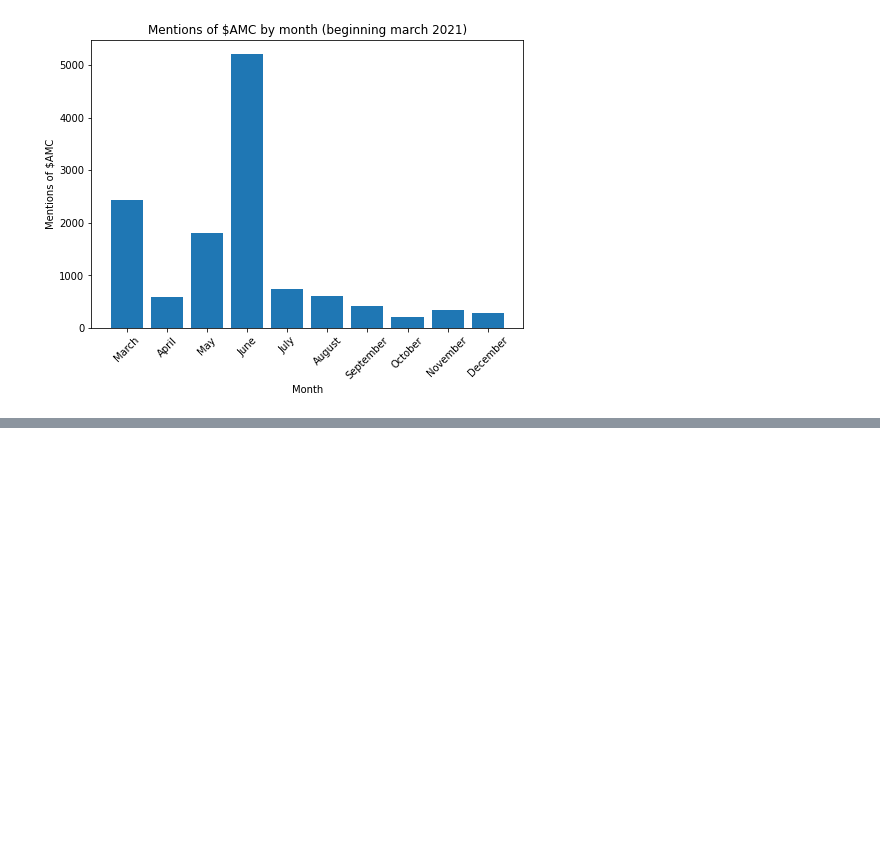
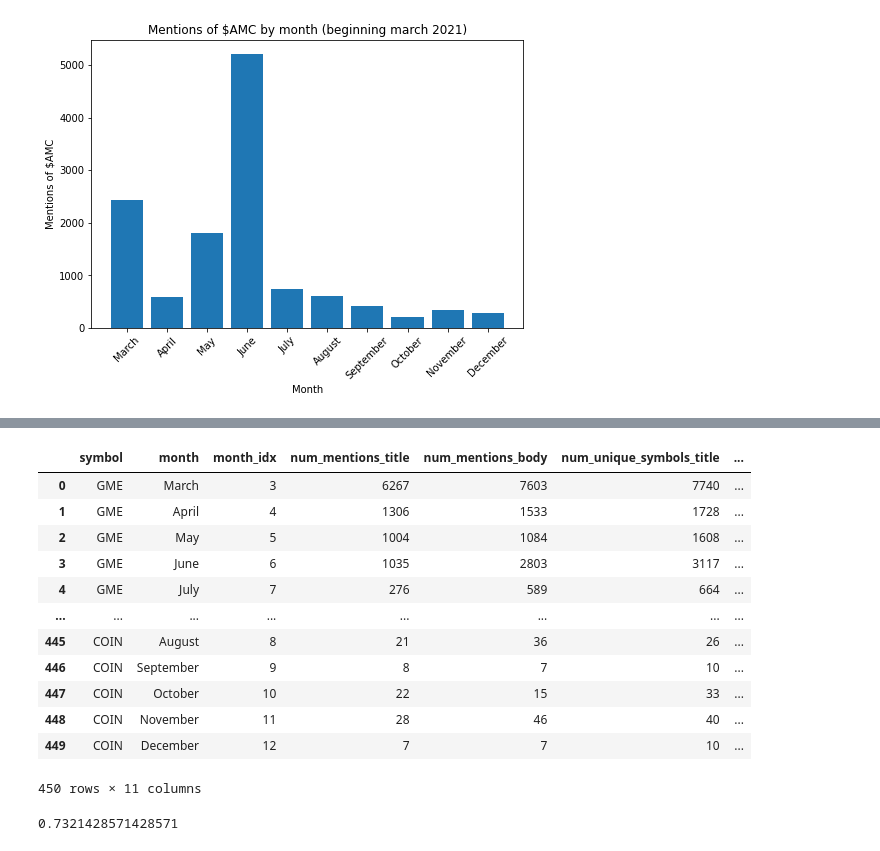
Before and after one commit to ChristopheBrown/sm-ml, a Jupyter notebook: reddit-sandbox.ipynb, the cells around one changed output, grey strips where cells are left out. Cells and saved outputs as stored; diff of their text form; code cells hidden in the pictures; blank space fills up the shorter version.

Commit message:
added machine learning...

```diff
--- a/reddit-sandbox.ipynb
+++ b/reddit-sandbox.ipynb
@@ -177,9 +213,9 @@ plt.show()
 # Let's take a look at mentions of GameStop (GME) by month from March 2021 to Dec 2021
 gme_mentions = []
 
-gme = df_50.loc[df['symbol'] == 'GME']
+gme = df_top_N.loc[df_top_N['symbol'] == 'GME']
 for month in months.values():
-    gme_mentions.append(len(gme.loc[df['month'] == month]))
+    gme_mentions.append(len(gme.loc[df_top_N['month'] == month]))
 
 # There is no January or February data from this dataset. We will remove the Jan/Feb index as well
 # So index 0 of gme_mentions corresponds to March 2021. (beneath started recording data from March 9, 2021)
@@ -200,9 +236,9 @@ plt.show()
 # Let's now take a look at mentions of AMC by month from March 2021 to Dec 2021
 amc_mentions = []
 
-amc = df_50.loc[df['symbol'] == 'AMC']
+amc = df_top_N.loc[df_top_N['symbol'] == 'AMC']
 for month in months.values():
-    amc_mentions.append(len(amc.loc[df['month'] == month]))
+    amc_mentions.append(len(amc.loc[df_top_N['month'] == month]))
 
 # There is no January or February data from this dataset. We will remove the Jan/Feb index as well
 # So index 0 of gme_mentions corresponds to March 2021. (beneath started recording data from March 9, 2021)
@@ -342,0 +258,6 @@ aggregate_df[:50]
+# %%
+%%time
+
+# Sum all data by month and create our complete dataframe
+top_N, df_N = get_top_N_stocks(df, N=45)
+wsb_data = get_stock_pcts_and_mentions(top_N, df_N)
@@ -342,0 +282,26 @@ aggregate_df[:50]
+# %%
+column_names = ['symbol',
+                'month',
+                'month_idx',
+                'num_mentions_title',
+                'num_mentions_body',
+                'num_unique_symbols_title',
+                'num_unique_symbols_body',
+                'length_title',
+                'length_body']
+
+aggregate_df = pd.DataFrame(columns = column_names)
+
+for symbol in wsb_data.keys():
+    for month in list(months.keys())[2:]:
+        # r/WallStreetBets post data
+        series = df_N[(df_N.symbol == symbol) & (df_N.month == months[month])].sum(axis='rows', numeric_only=True)[1:]
+        series = pd.Series([symbol, month, months[month]], ['symbol', 'month', 'month_idx']).append(series)
+
+        # r/WallStreetBets mentions
+        series = pd.Series([wsb_data[symbol]['mentions'][months[month]-1]], ['num_unique_posts']).append(series)
+
+        # Percent increase/decrease of the monthly stock price since the previous month
+        series = pd.Series([wsb_data[symbol]['pcts'][months[month]-1]], ['next_month_price_pct_change']).append(series)
+
+        aggregate_df = aggregate_df.append(series, ignore_index=True)
@@ -342,0 +319,38 @@ aggregate_df[:50]
+# %%
+aggregate_df
+# %% [output]
+|  | symbol | month | month_idx | num_mentions_title | num_mentions_body | num_unique_symbols_title | ... |
+| 0 | GME | March | 3 | 6267 | 7603 | 7740 | ... |
+| 1 | GME | April | 4 | 1306 | 1533 | 1728 | ... |
+| 2 | GME | May | 5 | 1004 | 1084 | 1608 | ... |
+| 3 | GME | June | 6 | 1035 | 2803 | 3117 | ... |
+| 4 | GME | July | 7 | 276 | 589 | 664 | ... |
+| ... | ... | ... | ... | ... | ... | ... | ... |
+| 445 | COIN | August | 8 | 21 | 36 | 26 | ... |
+| 446 | COIN | September | 9 | 8 | 7 | 10 | ... |
+| 447 | COIN | October | 10 | 22 | 15 | 33 | ... |
+| 448 | COIN | November | 11 | 28 | 46 | 40 | ... |
+| 449 | COIN | December | 12 | 7 | 7 | 10 | ... |
+450 rows × 11 columns
+# %%
+train_ratio = round(0.75 * aggregate_df.shape[0])
+
+_X = aggregate_df.drop(columns=['symbol', 'month', 'next_month_price_pct_change']).to_numpy()
+X = _X / _X.max(axis=0)
+
+_y = aggregate_df['next_month_price_pct_change'].to_numpy()
+y = np.where(_y > 0, 1, -1).astype('int')
+
+X_train_demo = X[:train_ratio]
+y_train_demo = y[:train_ratio]
+
+X_test_demo = X[train_ratio:]
+y_test_demo = y[train_ratio:]
+
+clf = GradientBoostingClassifier(learning_rate=0.0001, n_estimators=10000, max_depth=4)
+clf.fit(X_train_demo, y_train_demo)
+
+y_pred_demo = clf.predict(X_test_demo)
+accuracy_score(y_test_demo, y_pred_demo)
+# %% [output]
+0.7321428571428571
```
Also changed, not shown: parts of 25 cells of this notebook.
